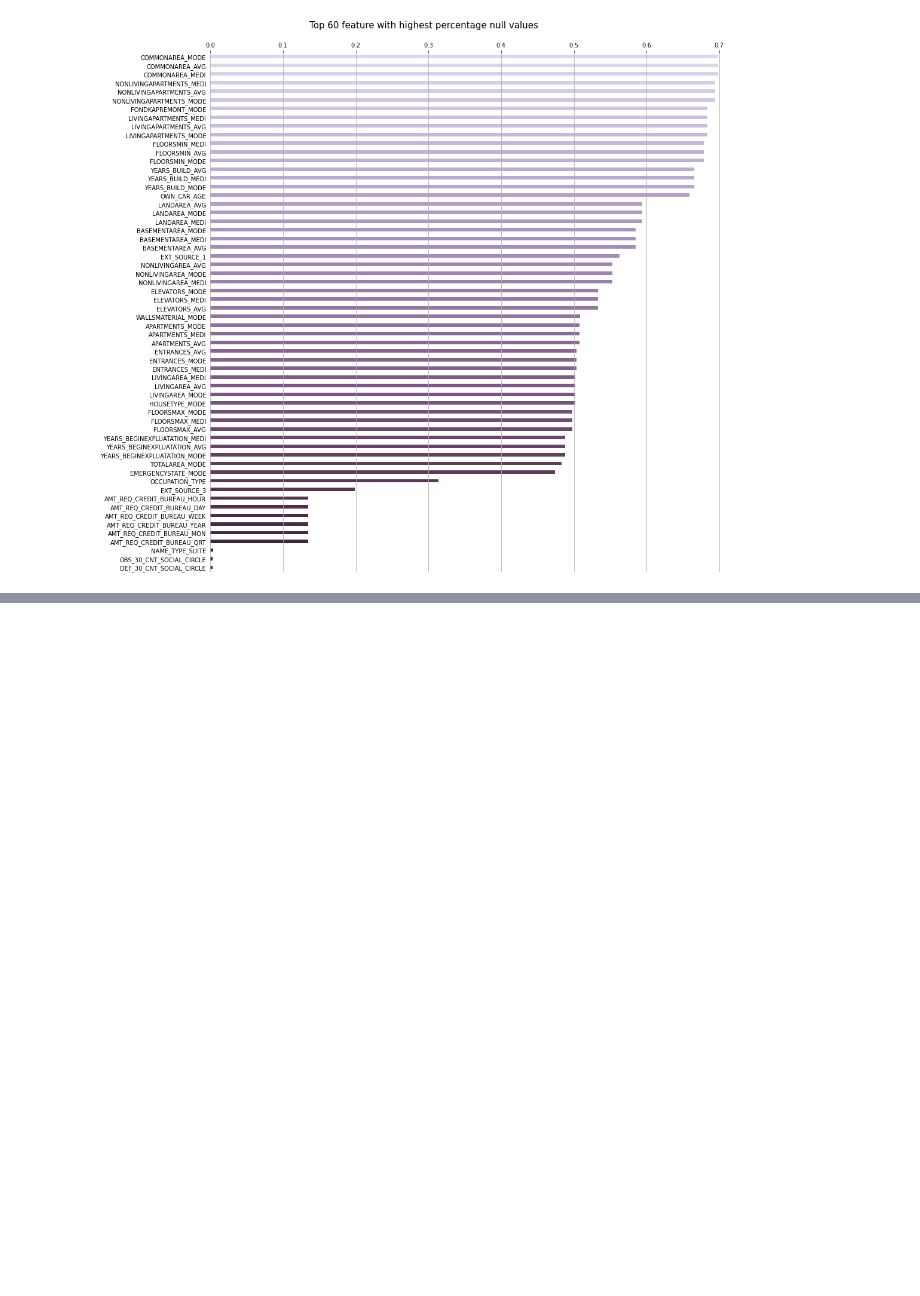
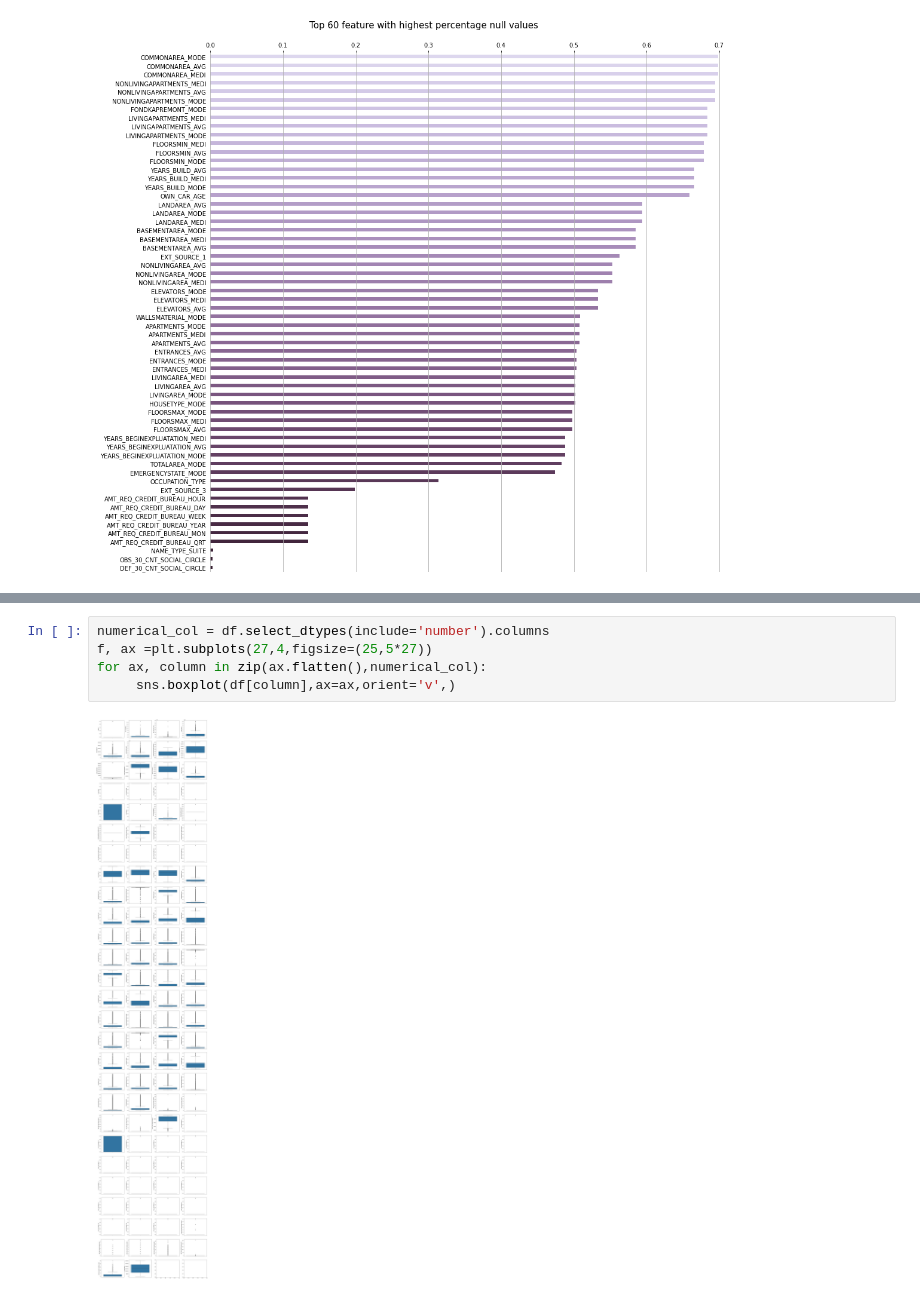
Before and after one commit to NgChi493510/Data-Preparation-Project-Group-14, a Jupyter notebook: EDA/EDA - Application Train.ipynb, the cells around one changed output, grey strips where cells are left out. Drawn from its saved outputs; the diff is of its cells as text; blank space fills up the shorter version.

```diff
--- a/EDA/EDA - Application Train.ipynb
+++ b/EDA/EDA - Application Train.ipynb
@@ -110,0 +93,7 @@ des.merge(info,left_on = 'index',right_on='Row').drop(columns='index')[['Row','D
+# %%
+numerical_col = df.select_dtypes(include='number').columns
+f, ax =plt.subplots(27,4,figsize=(25,5*27))
+for ax, column in zip(ax.flatten(),numerical_col):
+     sns.boxplot(df[column],ax=ax,orient='v',)
+# %% [output]
+[figure, added]
```
Also changed, not shown: parts of 13 cells of this notebook.
